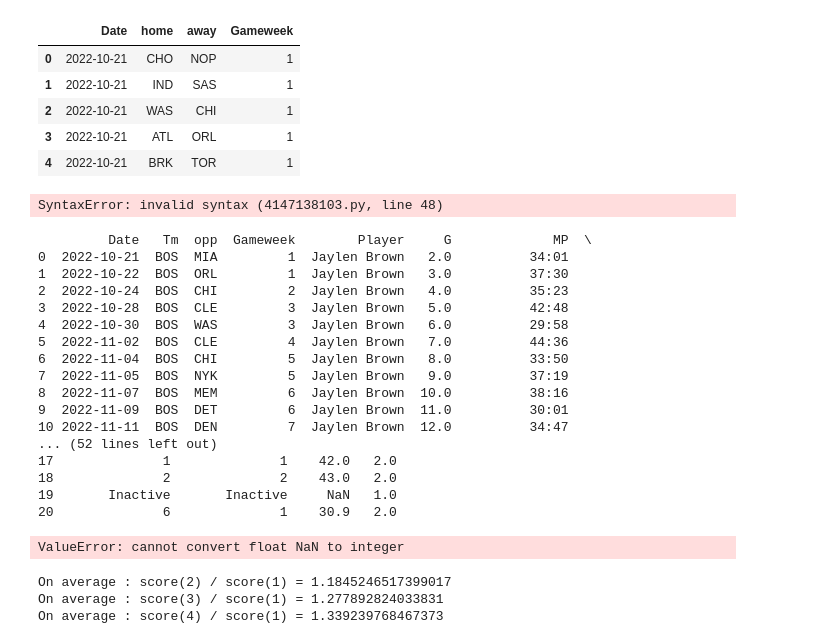
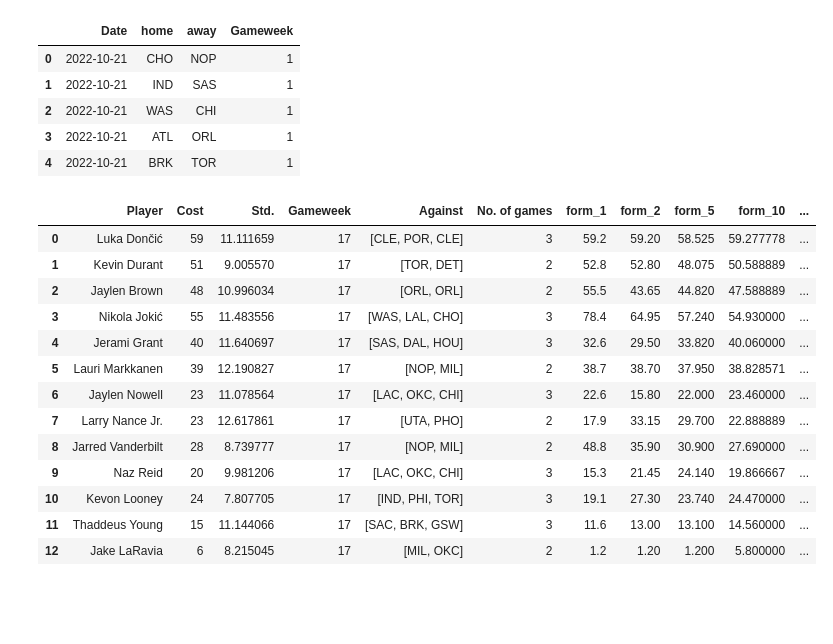
Before and after one commit to martinbog19/SORARE_lineup_builder, a Jupyter notebook: lineup_builder.ipynb, the cells around one changed output. Cells and saved outputs as stored; diff of their text form; code cells hidden in the pictures; blank space fills up the shorter version.

```diff
--- a/lineup_builder.ipynb
+++ b/lineup_builder.ipynb
@@ -183,12 +186,13 @@ def my_teams(my_players, gameweek, data_train) :
         form_2 = df_past['SORARE'].tail(2).mean()
         form_5 = df_past['SORARE'].tail(5).mean()
         form_10 = df_past['SORARE'].tail(10).mean()
-        df_past['cost'] =
+        cost = round(df_past['SORARE'].tail(10).mean())
         form_25 = df_past['SORARE'].tail(25).mean()
         rest = df_pred.Rest.mean()
+        stdev = df_past['SORARE'].std()
 
-        player_form = pd.DataFrame([[player, cost, gameweek, list(df_pred['opp']), len(df_pred), form_1, form_2, form_5, form_10, form_25, rest]],
-                                                columns = ['Player', 'Cost', 'Gameweek', 'Against', 'No. of games'] + features)
+        player_form = pd.DataFrame([[player, cost, stdev, gameweek, list(df_pred['opp']), len(df_pred), form_1, form_2, form_5, form_10, form_25, rest]],
+                                                columns = ['Player', 'Cost', 'Std.', 'Gameweek', 'Against', 'No. of games'] + features)
 
         my_players_info.append(player_form)
 
@@ -197,59 +201,33 @@ def my_teams(my_players, gameweek, data_train) :
 
     model = LinearRegression()
     model.fit(data_train[features], data_train['SORARE'])
-
     my_data = my_data.assign(pred_raw = model.predict(my_data[features]))
-
-    multiplier = {1: 1.0, 2: 1.15, 3: 1.25, 4: 1.325}
-    my_data['pred'] = [pred * multiplier.get(no_games) for pred, no_games in zip(my_data['pred_raw'], my_data['No. of games'])]
+    my_data['multiplier'] = [multiplier(n, mean, std) for n, mean, std in zip(my_data['No. of games'], my_data['mean_score'], my_data['Std.'])]
+    my_data['pred'] = my_data['multiplier'] * my_data['pred_raw']
 
     return my_data
-# %% [output]
-SyntaxError: invalid syntax (4147138103.py, line 48)
 # %%
 data_train = pd.read_csv('training_data.csv')
 with open('my_players.txt', 'r') as file:
     my_players = file.read().splitlines()
 
-gameweek = 13
+gameweek = 17
 
-my_teams(my_players, gameweek, data_train)
+df_past = my_teams(my_players, gameweek, data_train)
-# %% [output]
-         Date   Tm  opp  Gameweek        Player     G             MP  \
-0  2022-10-21  BOS  MIA         1  Jaylen Brown   2.0          34:01
-1  2022-10-22  BOS  ORL         1  Jaylen Brown   3.0          37:30
-2  2022-10-24  BOS  CHI         2  Jaylen Brown   4.0          35:23
-3  2022-10-28  BOS  CLE         3  Jaylen Brown   5.0          42:48
-4  2022-10-30  BOS  WAS         3  Jaylen Brown   6.0          29:58
-5  2022-11-02  BOS  CLE         4  Jaylen Brown   7.0          44:36
-6  2022-11-04  BOS  CHI         5  Jaylen Brown   8.0          33:50
-7  2022-11-05  BOS  NYK         5  Jaylen Brown   9.0          37:19
-8  2022-11-07  BOS  MEM         6  Jaylen Brown  10.0          38:16
-9  2022-11-09  BOS  DET         6  Jaylen Brown  11.0          30:01
-10 2022-11-11  BOS  DEN         7  Jaylen Brown  12.0          34:47
-... (52 lines left out)
-17              1              1    42.0   2.0
-18              2              2    43.0   2.0
-19       Inactive       Inactive     NaN   1.0
-20              6              1    30.9   2.0
-ValueError: cannot convert float NaN to integer
-# %%
-r_12, r_13, r_14 = [], [], []
-for i in range(10 ** 7) :
-
-    score_1 = np.random.normal(30, 10)
-    score_2 = np.max([np.random.normal(30, 10), np.random.normal(30, 10)])
-    score_3 = np.max([np.random.normal(30, 10), np.random.normal(30, 10), np.random.normal(30, 10)])
-    score_4 = np.max([np.random.normal(30, 10), np.random.normal(30, 10), np.random.normal(30, 10), np.random.normal(30, 10)])
-
-    r_12.append(score_2 / score_1)
-    r_13.append(score_3 / score_1)
-    r_14.append(score_4 / score_1)
-
-print(f'On average : score(2) / score(1) = {np.median(r_12)}')
-print(f'On average : score(3) / score(1) = {np.median(r_13)}')
-print(f'On average : score(4) / score(1) = {np.median(r_14)}')
-# %% [output]
-On average : score(2) / score(1) = 1.1845246517399017
-On average : score(3) / score(1) = 1.277892824033831
-On average : score(4) / score(1) = 1.339239768467373
+# %%
+df_past
+# %% [output]
+|  | Player | Cost | Std. | Gameweek | Against | No. of games | form_1 | form_2 | form_5 | form_10 | ... |
+| 0 | Luka Dončić | 59 | 11.111659 | 17 | [CLE, POR, CLE] | 3 | 59.2 | 59.20 | 58.525 | 59.277778 | ... |
+| 1 | Kevin Durant | 51 | 9.005570 | 17 | [TOR, DET] | 2 | 52.8 | 52.80 | 48.075 | 50.588889 | ... |
+| 2 | Jaylen Brown | 48 | 10.996034 | 17 | [ORL, ORL] | 2 | 55.5 | 43.65 | 44.820 | 47.588889 | ... |
+| 3 | Nikola Jokić | 55 | 11.483556 | 17 | [WAS, LAL, CHO] | 3 | 78.4 | 64.95 | 57.240 | 54.930000 | ... |
+| 4 | Jerami Grant | 40 | 11.640697 | 17 | [SAS, DAL, HOU] | 3 | 32.6 | 29.50 | 33.820 | 40.060000 | ... |
+| 5 | Lauri Markkanen | 39 | 12.190827 | 17 | [NOP, MIL] | 2 | 38.7 | 38.70 | 37.950 | 38.828571 | ... |
+| 6 | Jaylen Nowell | 23 | 11.078564 | 17 | [LAC, OKC, CHI] | 3 | 22.6 | 15.80 | 22.000 | 23.460000 | ... |
+| 7 | Larry Nance Jr. | 23 | 12.617861 | 17 | [UTA, PHO] | 2 | 17.9 | 33.15 | 29.700 | 22.888889 | ... |
+| 8 | Jarred Vanderbilt | 28 | 8.739777 | 17 | [NOP, MIL] | 2 | 48.8 | 35.90 | 30.900 | 27.690000 | ... |
+| 9 | Naz Reid | 20 | 9.981206 | 17 | [LAC, OKC, CHI] | 3 | 15.3 | 21.45 | 24.140 | 19.866667 | ... |
+| 10 | Kevon Looney | 24 | 7.807705 | 17 | [IND, PHI, TOR] | 3 | 19.1 | 27.30 | 23.740 | 24.470000 | ... |
+| 11 | Thaddeus Young | 15 | 11.144066 | 17 | [SAC, BRK, GSW] | 3 | 11.6 | 13.00 | 13.100 | 14.560000 | ... |
+| 12 | Jake LaRavia | 6 | 8.215045 | 17 | [MIL, OKC] | 2 | 1.2 | 1.20 | 1.200 | 5.800000 | ... |
```
Also changed, not shown: parts of 6 cells of this notebook, 1 other file.
